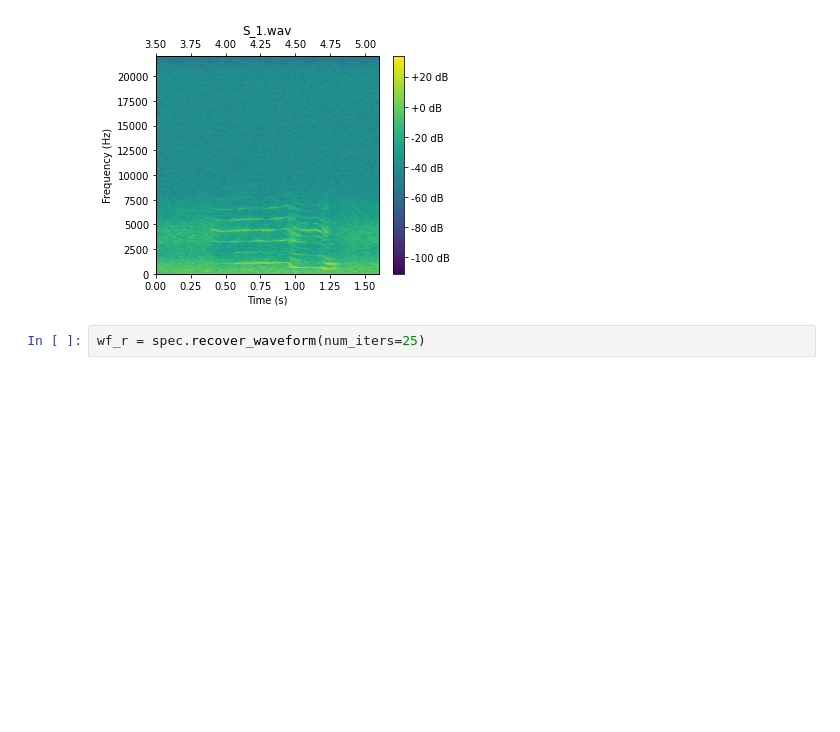
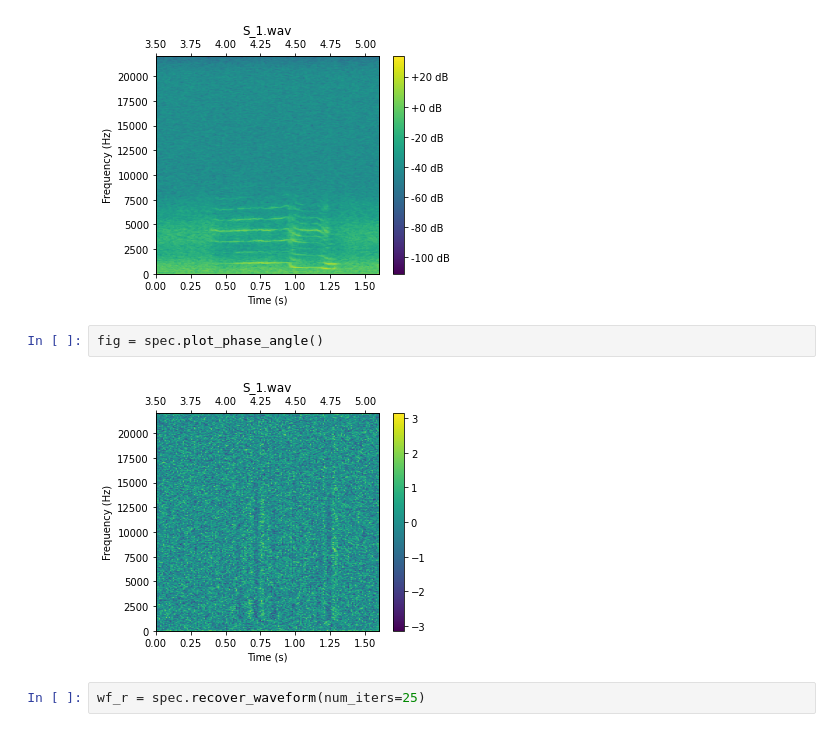
Before and after one commit to oliskir/phase-audibility, a Jupyter notebook: notebook/phase-audibility.ipynb, the cells around one changed output. Saved outputs shown, nothing was run; the diff lists cells and outputs as text; blank space fills up the shorter version.

```diff
--- a/notebook/phase-audibility.ipynb
+++ b/notebook/phase-audibility.ipynb
@@ -66,6 +60,10 @@ spec = MagSpectrogram.from_waveform(wf, window=0.040, step=0.010, freq_min=0, co
 fig = spec.plot()
 # %% [output]
 [figure]
+# %%
+fig = spec.plot_phase_angle()
+# %% [output]
+[figure, added]
 # %%
 wf_r = spec.recover_waveform(num_iters=25)
 # %%
```
Also changed, not shown: parts of 11 cells of this notebook.
